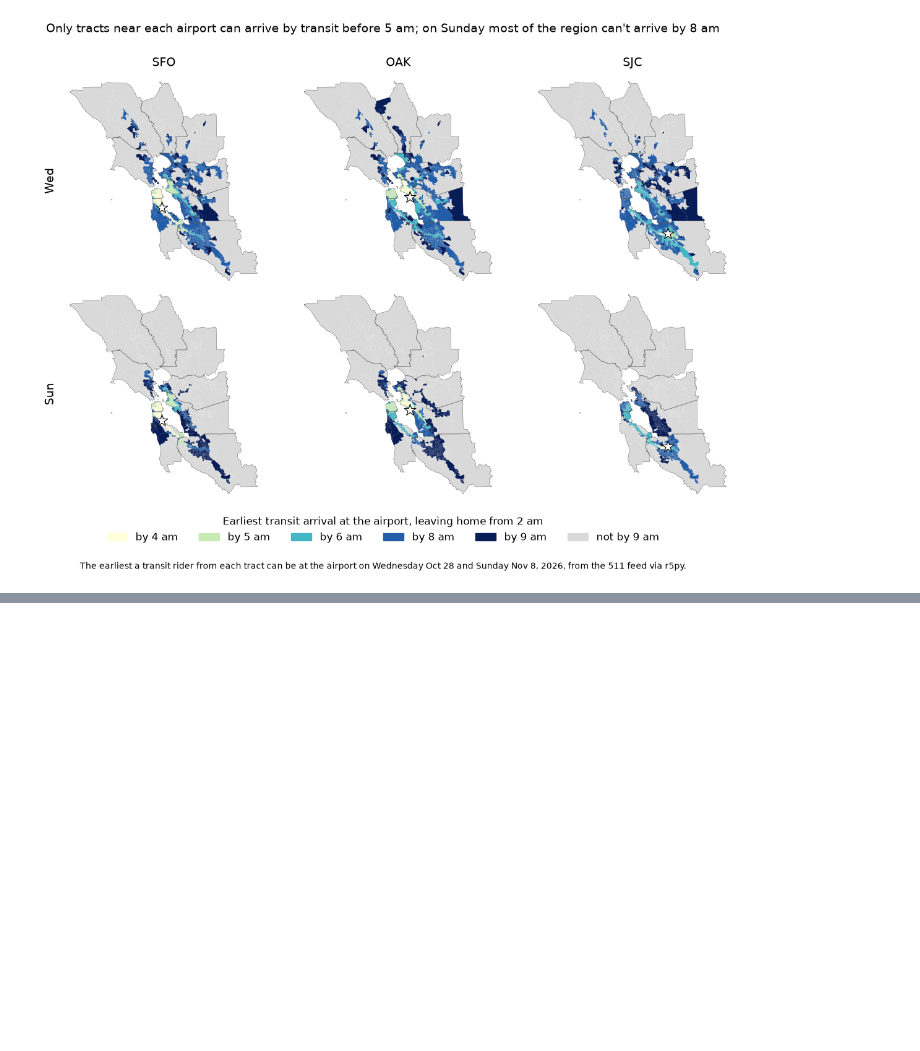
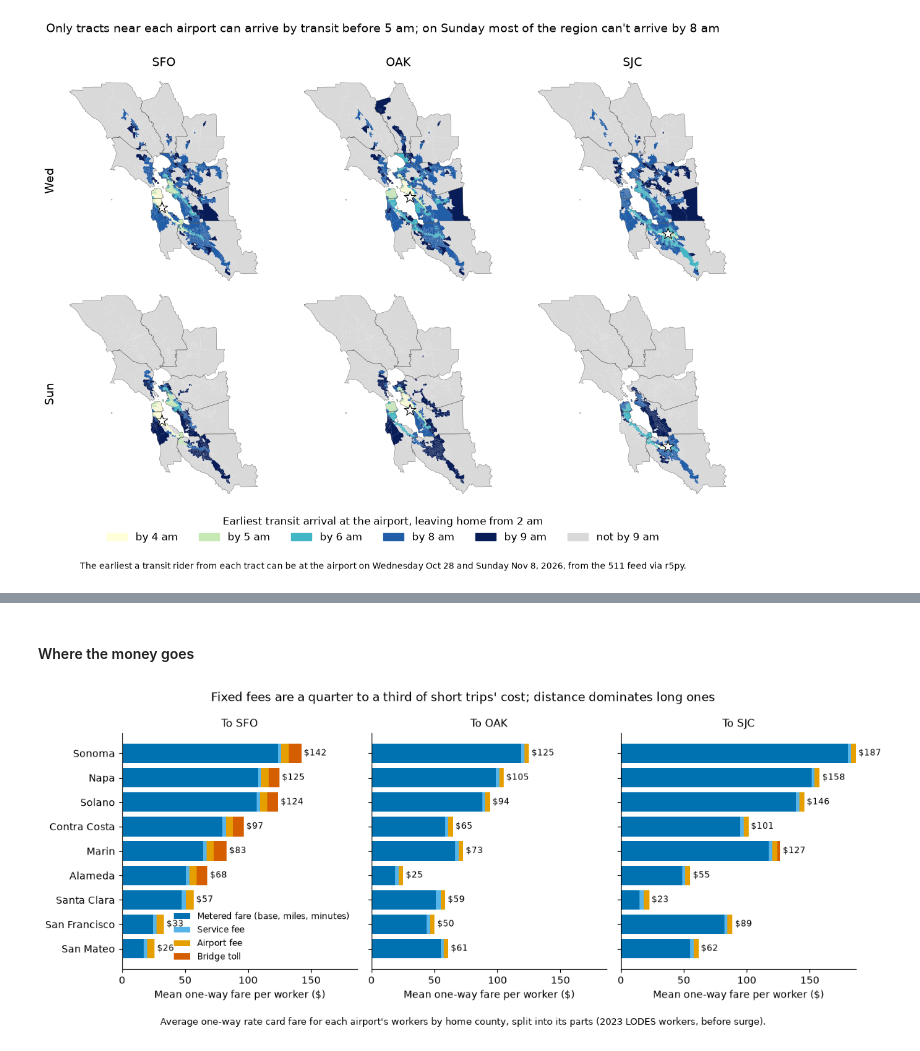
Before and after one commit to aditchintamaneni/AirportTransitFeasibility, a Jupyter notebook: visualizations.ipynb, the cells around one changed output, grey strips where cells are left out. Cells and saved outputs as stored; diff of their text form; code cells hidden in the pictures; blank space fills up the shorter version.

```diff
--- a/visualizations.ipynb
+++ b/visualizations.ipynb
@@ -253,0 +317,33 @@ fig = plot_earliest_arrival()
+# %% [markdown]
+#### Where the money goes
+# %%
+def plot_fare_components():
+    # worker-weighted mean of each fare component by home county
+    weighted = worker_fares[list(COMPONENT_COLORS)].mul(worker_fares["S000"], axis=0)
+    weighted[["code", "county", "S000"]] = worker_fares[["code", "county", "S000"]]
+    sums = weighted.groupby(["code", "county"]).sum()
+    means = sums[list(COMPONENT_COLORS)].div(sums["S000"], axis=0)
+    order = means.loc["SFO"].sum(axis=1).sort_values().index
+
+    fig, axes = plt.subplots(1, 3, figsize=(12, 4.8), sharey=True, sharex=True)
+    for ax, airport in zip(axes, AIRPORTS):
+        table = means.loc[airport].reindex(order).fillna(0)
+        left = np.zeros(len(table))
+        for column, (label, color) in COMPONENT_COLORS.items():
+            ax.barh(table.index, table[column], left=left, color=color, label=label)
+            left += table[column]
+        for county, total in zip(table.index, left):
+            ax.text(total + 2, county, f"${total:.0f}", va="center", fontsize=8.5)
+        ax.set_title(f"To {airport}", fontsize=11)
+        ax.set_xlabel("Mean one-way fare per worker ($)")
+        ax.spines[["top", "right"]].set_visible(False)
+    axes[0].legend(frameon=False, loc="lower right", fontsize=8.5)
+    fig.suptitle("Fixed fees are a quarter to a third of short trips' cost; distance dominates long ones", fontsize=12)
+    caption = "Average one-way rate card fare for each airport's workers by home county, split into its parts (2023 LODES workers, before surge)."
+    fig.text(0.5, 0.01, caption, ha="center", fontsize=9)
+    plt.tight_layout(rect=(0, 0.05, 1, 1))
+    fig.savefig(f"{OUTPUT_DIR}/midterm_submission/fares_by_county.png", dpi=300)
+    return fig
+fig = plot_fare_components()
+# %% [output]
+[figure, added]
```
Also changed, not shown: parts of 11 cells of this notebook, 22 other files.
